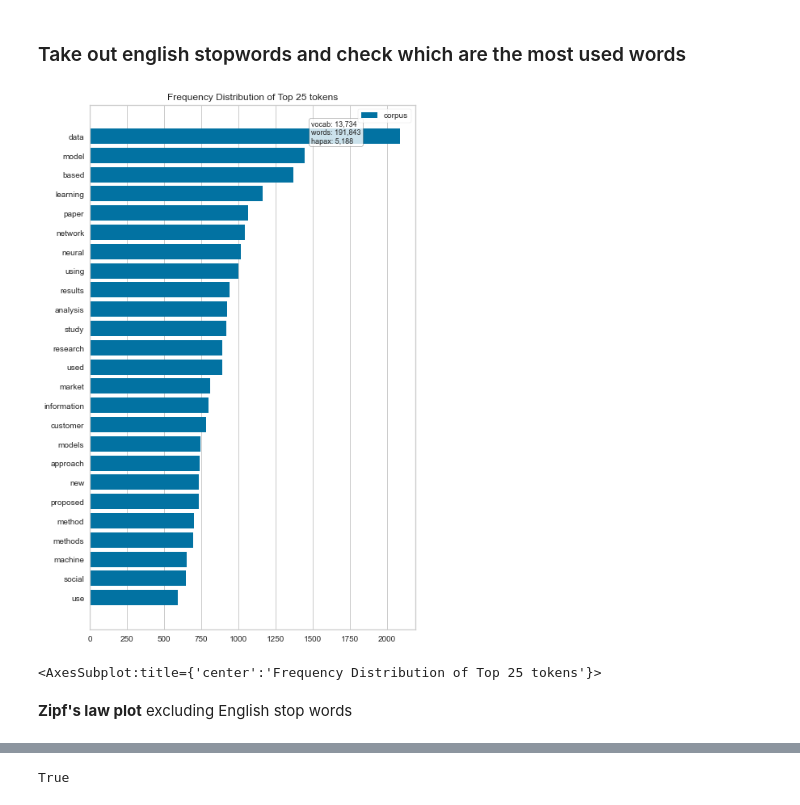
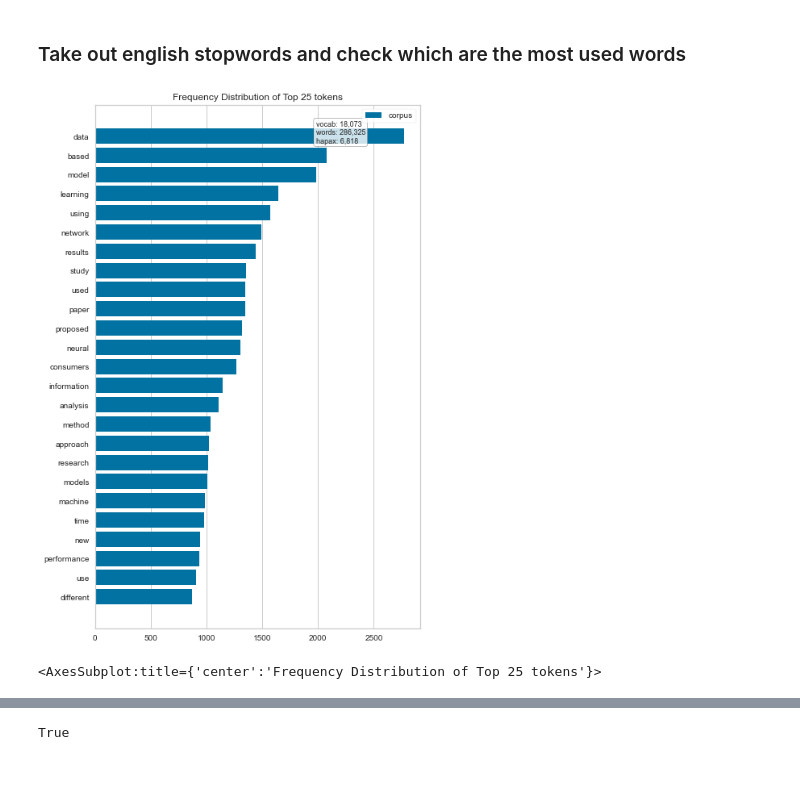
Before and after one commit to khyejin1231/NLP, a Jupyter notebook: lda_mod.ipynb, the cells around one changed output, grey strips where cells are left out. Cells and saved outputs as stored; diff of their text form; code cells hidden in the pictures; blank space fills up the shorter version.

```diff
--- a/lda_mod.ipynb
+++ b/lda_mod.ipynb
@@ -26,8 +26,8 @@ import spacy
 # Get the data and check it
 # %%
 # unpickled_df = pd.read_pickle("C:/Users/amt/Documents/0. MSc Tinbergen/block 5. NLP/extracted_data.pkl")
-unpickled_df = pd.read_pickle(r"C:\Users\marco\Desktop\NLP\extracted_data.pkl")
-#unpickled_df = pd.read_pickle(r"C:/Users/USER/Documents/Python/NLP/extracted_data.pkl")
+#unpickled_df = pd.read_pickle(r"C:\Users\marco\Desktop\NLP\extracted_data.pkl")
+unpickled_df = pd.read_pickle(r"C:\Users\USER\OneDrive\Documents\Python\NLP\extracted_data.pkl")
 # %% [markdown]
 * Take out the nan values
 # %%
@@ -93,3 +93,16 @@ for i in range(0,len(corpus)):
 #len(corpus_all)
 #type(corpus_all)
 #print(corpus_all)
+# %%
+#we are adding marketing to our stopwords list
+#What kinds of words should we include in our stopwords list?
+techstop = []
+file = open("techstop.txt", "r") #Ask HyeJin to give you the file. Otherwise,
+
+for line in file:
+    line = line.rstrip('\n')
+    techstop.append(line)
+
+file.close()
+
+my_stop_words = text.ENGLISH_STOP_WORDS.union(["marketing", "consumer", "customer", "ieee"], techstop)
@@ -144,21 +140,13 @@ plt.show()
 # %% [markdown]
 ### Take out english stopwords and check which are the most used words
 # %%
-#we are adding marketing to our stopwords list
-#What kinds of words should we include in our stopwords list?
-#
-
-my_stop_words = text.ENGLISH_STOP_WORDS.union(["marketing"])
-
 vectorizer = CountVectorizer(stop_words=my_stop_words)
 docs       = vectorizer.fit_transform(corpus)
 features   = vectorizer.get_feature_names()
 
 visualizer = FreqDistVisualizer(features=features, n=25,  size= (520, 860))
 visualizer.fit(docs)
 visualizer.show()
 # %% [output]
-[figure, old version]
+[figure, new version]
 <AxesSubplot:title={'center':'Frequency Distribution of Top 25 tokens'}>
-# %% [markdown]
-**Zipf's law plot** excluding English stop words
```
Also changed, not shown: parts of 22 cells of this notebook, 1 other file.
